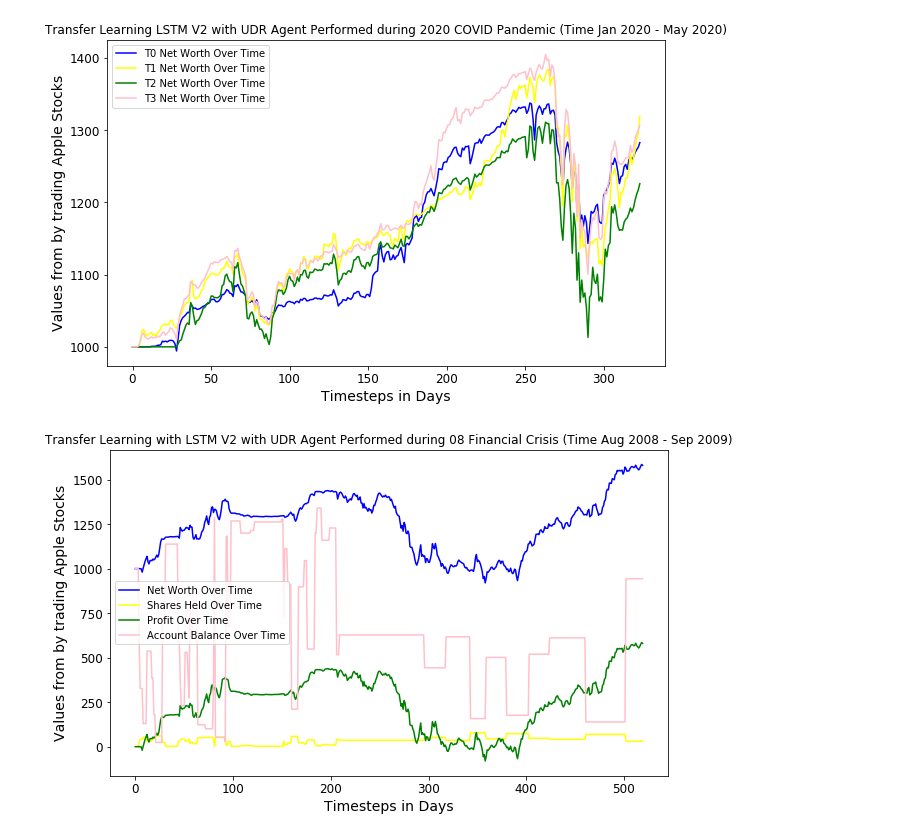
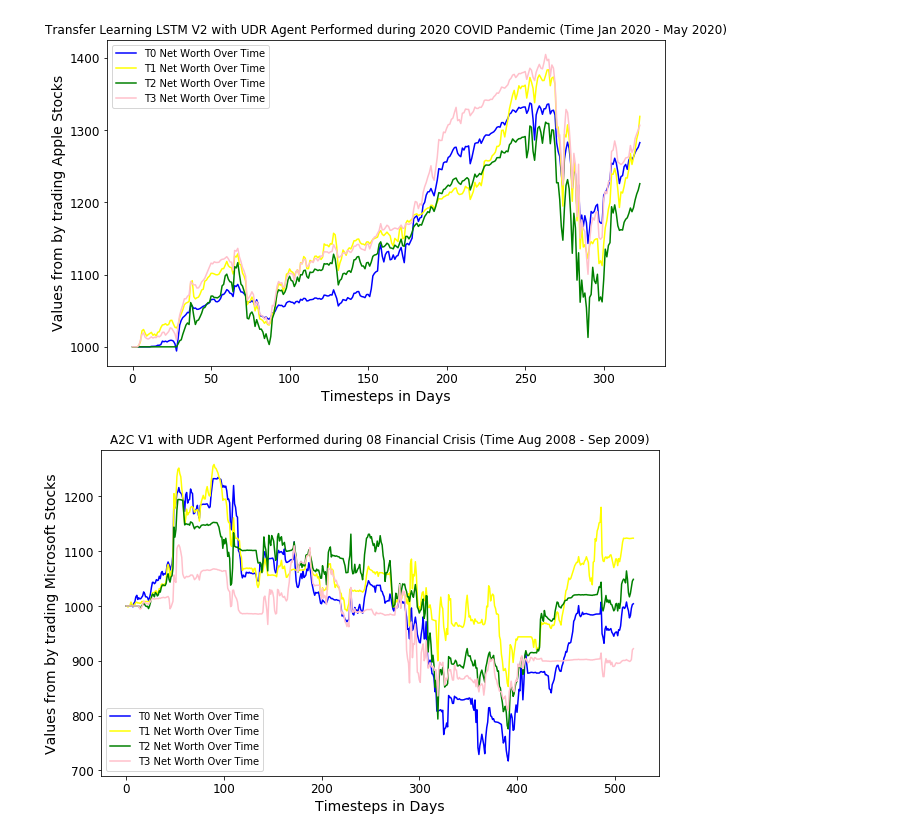
Before and after one commit to heng2j/RL-Trade, a Jupyter notebook: notebook/EDA.ipynb, the cells around one changed output. Saved outputs shown, nothing was run; the diff lists cells and outputs as text; code cells hidden in the pictures.

```diff
--- a/notebook/EDA.ipynb
+++ b/notebook/EDA.ipynb
@@ -622,26 +624,33 @@ plt.show()
 # %% [output]
 [figure]
 # %%
-file_name = '../run_summary/Test_UDR_baseline_LSTM_V2_Transfer_Learning_run_summary_t3.csv'
+file_name_t0  = '../run_summary/Test_UDR_base_line_A2C_V1_08_Financial_Crisis_run_summary_T0.csv'
+file_name_t1 = '../run_summary/Test_UDR_base_line_A2C_V1_08_Financial_Crisis_run_summary_T1.csv'
+file_name_t2 = '../run_summary/Test_UDR_base_line_A2C_V1_08_Financial_Crisis_run_summary_T2.csv'
+file_name_t3 = '../run_summary/Test_UDR_base_line_A2C_V1_08_Financial_Crisis_run_summary_T3.csv'
 
-t0_df = pd.read_csv(file_name)
+t0_df = pd.read_csv(file_name_t0)
+t1_df = pd.read_csv(file_name_t1)
+t2_df = pd.read_csv(file_name_t2)
+t3_df = pd.read_csv(file_name_t3)
+
 
 t0_net_worth = t0_df[['net_worth']]
-t0_shares_held = t0_df[['shares_held']]
-t0_profit = t0_df[['profit']]
-t0_balance = t0_df[['balance']]
+t1_net_worth = t1_df[['net_worth']]
+t2_net_worth = t2_df[['net_worth']]
+t3_net_worth = t3_df[['net_worth']]
 
 
 
 plt.figure(figsize=(10,6))
-plt.plot(t0_net_worth, color='blue', label='Net Worth Over Time')
-plt.plot(t0_shares_held , color='yellow', label='Shares Held Over Time')
-plt.plot(t0_profit, color='green', label='Profit Over Time')
-plt.plot(t0_balance , color='pink', label='Account Balance Over Time')
-plt.title('Transfer Learning with LSTM V2 with UDR Agent Performed during 08 Financial Crisis (Time Aug 2008 - Sep 2009)')
+plt.plot(t0_net_worth, color='blue', label='T0 Net Worth Over Time')
+plt.plot(t1_net_worth , color='yellow', label='T1 Net Worth Over Time')
+plt.plot(t2_net_worth, color='green', label='T2 Net Worth Over Time')
+plt.plot(t3_net_worth , color='pink', label='T3 Net Worth Over Time')
+plt.title('A2C V1 with UDR Agent Performed during 08 Financial Crisis (Time Aug 2008 - Sep 2009)')
 plt.xlabel('Timesteps in Days')
-plt.ylabel('Values from by trading Apple Stocks')
+plt.ylabel('Values from by trading Microsoft Stocks')
 plt.legend()
 plt.show()
 # %% [output]
-[figure, old version]
+[figure, new version]
```
Also changed, not shown: parts of 6 cells of this notebook, 7 other files.
